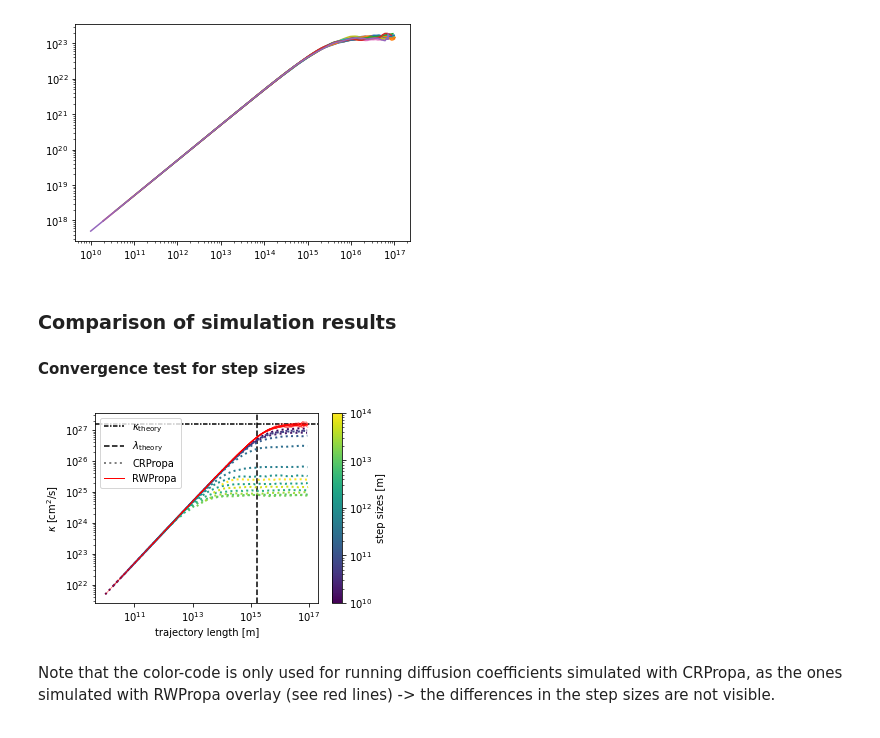
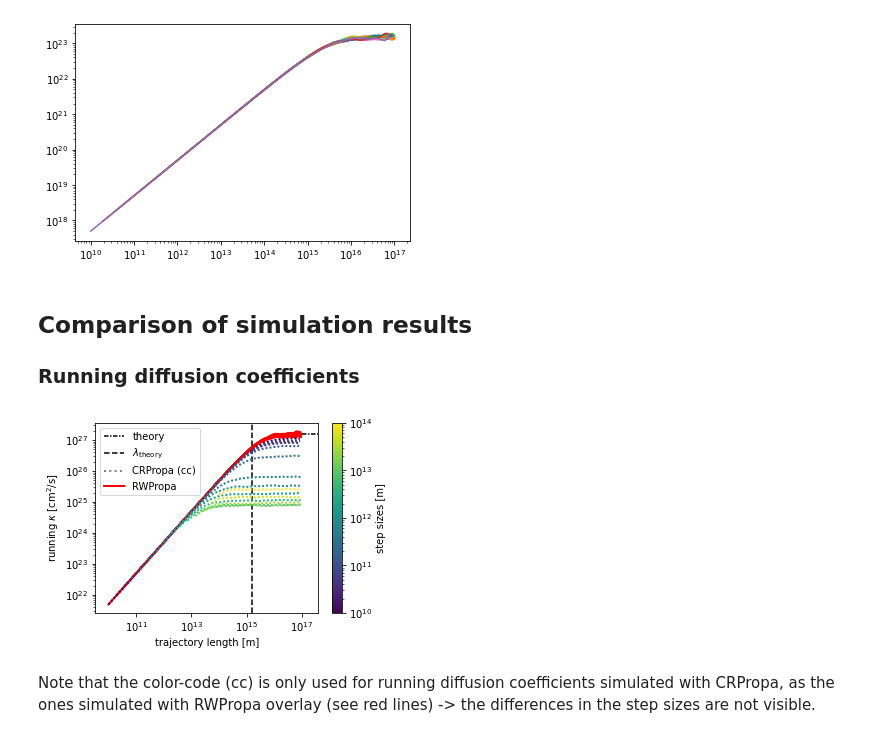
Before and after one commit to reichherzerp/PropPy, a Jupyter notebook: comparison/Comparison in compact astrophysical sources.ipynb, the cells around one changed output. Saved outputs shown, nothing was run; the diff lists cells and outputs as text; code cells hidden in the pictures.

```diff
--- a/comparison/Comparison in compact astrophysical sources.ipynb
+++ b/comparison/Comparison in compact astrophysical sources.ipynb
@@ -4,6 +4,14 @@ import matplotlib.pyplot as plt
 import matplotlib
 import pandas as pd
 import time
+# %%
+from pathlib import Path
+path_figs = 'comparison/figures'
+path_data = 'comparison/data'
+path_data_raw = 'comparison/raw_data'
+Path(path_figs).mkdir(parents=True, exist_ok=True)
+Path(path_data).mkdir(parents=True, exist_ok=True)
+Path(path_data_raw).mkdir(parents=True, exist_ok=True)
 # %%
 import os
 os.chdir('..')
@@ -74,7 +82,7 @@ for i, step_size in enumerate(step_sizes[::-1]):
     print('______________________________________________________________')
     nr_steps = int(traj_max/step_size)
     sim = rw.IsotropicSimulation(nr_particles = 10**2, energy = energy, step_size = step_size, nr_steps = nr_steps, diffusion_coefficient_para = kappa_theory, nr_obs_steps = 100)
-    file_name = 'comparison/data/raw_data/rwpropa_'+str(step_size/10**11)
+    file_name = path_data_raw+'/rwpropa_'+str(step_size/10**11)
     start_time = time.process_time()
     %time sim.simulate(file_name)
     time_needed = time.process_time() - start_time
@@ -84,12 +92,12 @@ for i, step_size in enumerate(step_sizes[::-1]):
     df_kappas = sta.get_diffusion_coefficients()
     df_sim_data.loc[i] = [step_size, time_needed, np.mean(df_kappas['kappa'][-10:]), np.std(df_kappas['kappa'][-10:])]
     plt.plot(df_kappas['l'], (df_kappas['kappa']))
-    file_name = 'comparison/data/sim_result_rwp_'
+    file_name = path_data+'/sim_result_rwp_'
     np.save(file_name+str(step_size/10**11)+'_l.npy', np.array(df_kappas['l']))
     np.save(file_name+str(step_size/10**11)+'_kappa.npy', np.array(df_kappas['kappa']))
 
 plt.loglog()
-file_name_results = 'comparison/data/rwp_sim_data.pkl'
+file_name_results = path_data+'/rwp_sim_data.pkl'
 df_sim_data.to_pickle(file_name_results)
 # %% [output]
 ______________________________________________________________
@@ -111,8 +119,8 @@ time needed:  1700.8361399170003 s
 init statistics plotting class
 [figure]
 # %% [markdown]
-### Comparison of simulation results
-#### Convergence test for step sizes
+## Comparison of simulation results
+### Running diffusion coefficients
 # %%
 fig, ax1 = plt.subplots(figsize=(5,3.5))
 kappas_crp = []
@@ -122,46 +130,49 @@ kappas_rwp_err = []
 steps_crp = []
 steps_rwp = []
 
-plt.axhline(y=kappa_theory*10**4, color='k', linestyle=(0, (3, 1, 1, 1)), label='$\kappa_\mathrm{theory}$', zorder=-1)
+plt.plot([1e17, 4e17], [kappa_theory*10**4,kappa_theory*10**4], color='k', linestyle=(0, (3, 1, 1, 1)), label='theory', zorder=-1)
 plt.axvline(x=lambda_theory, color='k', linestyle='--', label='$\lambda_\mathrm{theory}$', zorder=-1)
 
 for i, step_size in enumerate(step_sizes):
     color = plt.cm.viridis(np.linspace(0, 1, len(step_sizes))[i])
     n_max = -1
     try:
-        rwp_l = np.load('comparison/data/sim_result_rwp_'+str(step_size/10**11)+'_l.npy')
-        rwp_kappa = np.load('comparison/data/sim_result_rwp_'+str(step_size/10**11)+'_kappa.npy')
+        rwp_l = np.load(path_data+'/sim_result_rwp_'+str(step_size/10**11)+'_l.npy')
+        rwp_kappa = np.load(path_data+'/sim_result_rwp_'+str(step_size/10**11)+'_kappa.npy')
         kappas_rwp.append(np.mean(rwp_kappa[-5:]))
         kappas_rwp_err.append(np.std(rwp_kappa[-5:]))
         steps_rwp.append(step_size)
-        ax1.plot(rwp_l[:n_max], np.array(rwp_kappa[:n_max])*10**4, color='red', ls='-', zorder=3, lw=0.4)
+        ax1.plot(rwp_l[:n_max], np.array(rwp_kappa[:n_max])*10**4, color='red', ls='-', zorder=2, lw=2)
     except:
         print('no data')
 
     try:
-        crp_l = np.load('comparison/data/sim_result_crp_'+str(step_size/10**11)+'_l.npy')
-        crp_kappa = np.load('comparison/data/sim_result_crp_'+str(step_size/10**11)+'_kappa.npy')
+        crp_l = np.load(path_data+'/sim_result_crp_'+str(step_size/10**11)+'_l.npy')
+        crp_kappa = np.load(path_data+'path_data+/sim_result_crp_'+str(step_size/10**11)+'_kappa.npy')
         kappas_crp.append(np.mean(crp_kappa[-5:]))
         kappas_crp_err.append(np.std(crp_kappa[-5:]))
         steps_crp.append(step_size)
-        ax1.plot(crp_l[:n_max], np.array(crp_kappa[:n_max])*10**4, color=color, ls=':', lw=2)
+        ax1.plot(crp_l[:n_max], np.array(crp_kappa[:n_max])*10**4, color=color, ls=(0, (1, 1)), lw=2, zorder=4)
     except:
         print('no data')
 
 # colorbar
 plt.scatter(np.zeros(len(step_sizes)), np.zeros(len(step_sizes)), c=step_sizes, cmap='viridis', norm=matplotlib.colors.LogNorm())
 plt.colorbar(label='step sizes [m]')
 
 #legend
-plt.plot([0,0], [0,0], c='grey', ls=':', label='CRPropa', lw=2)
-plt.plot([0,0], [0,0], c='red', ls='-', label='RWPropa', lw=1)
+plt.plot([0,0], [0,0], c='grey', ls=':', label='CRPropa (cc)', lw=2)
+plt.plot([0,0], [0,0], c='red', ls='-', label='RWPropa', lw=2)
+
+plt.xlim([min(step_sizes)/3, 4e17])
 
 ax1.set_xlabel('trajectory length [m]')
 ax1.loglog()
-ax1.set_ylabel('$\kappa$ [cm$^2$/s]')
+ax1.set_ylabel('running $\kappa$ [cm$^2$/s]')
 plt.legend()
+plt.savefig(path_figs+'/running_kappa.pdf', bbox_inches='tight', pad_inches=0.02)
 plt.show()
 # %% [output]
-[figure, old version]
+[figure, new version]
 # %% [markdown]
-Note that the color-code is only used for running diffusion coefficients simulated with CRPropa, as the ones simulated with RWPropa overlay (see red lines) -> the differences in the step sizes are not visible.
+Note that the color-code (cc) is only used for running diffusion coefficients simulated with CRPropa, as the ones simulated with RWPropa overlay (see red lines) -> the differences in the step sizes are not visible.
```
Also changed, not shown: parts of 9 cells of this notebook, 1 other file.
